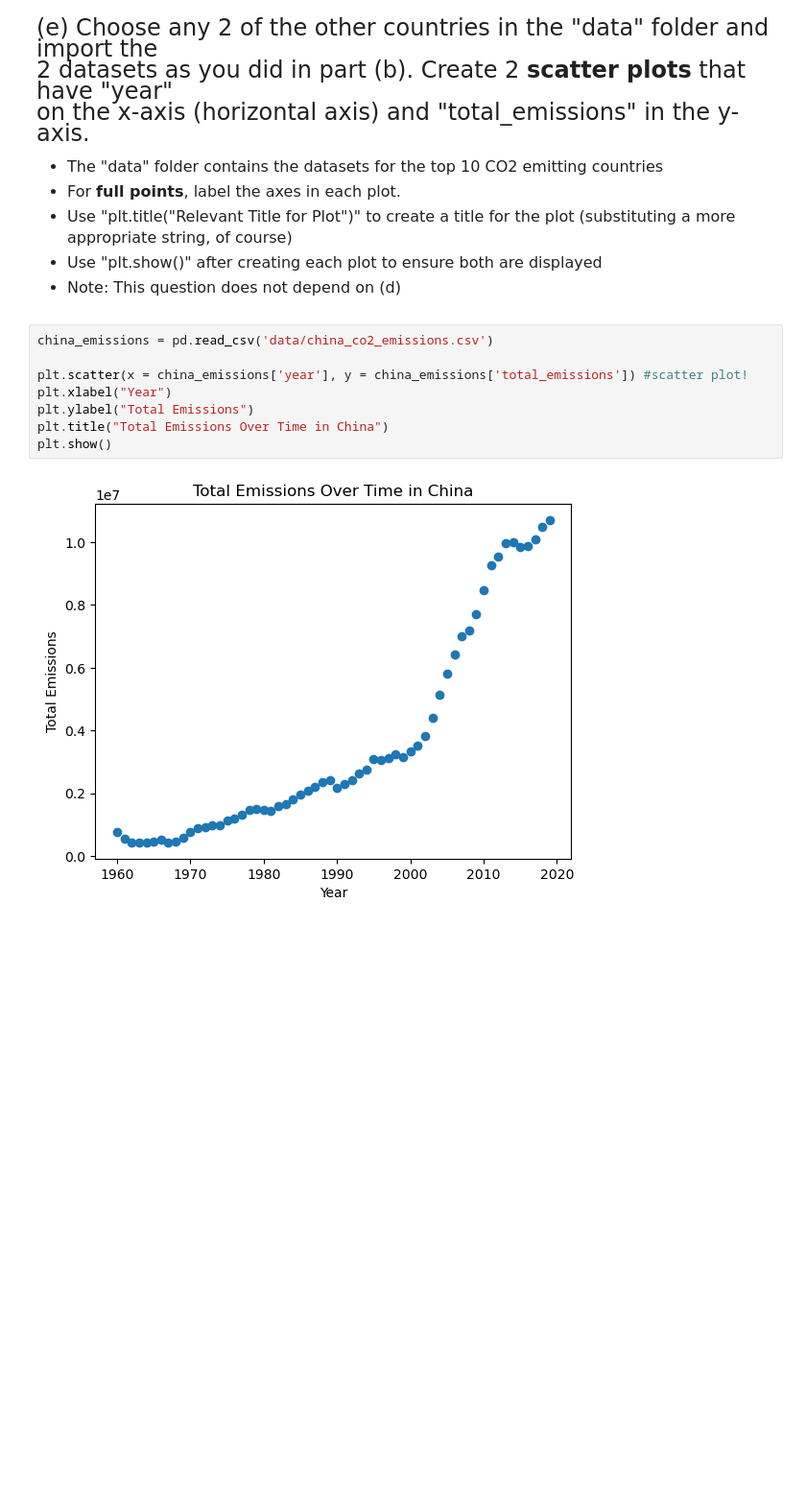
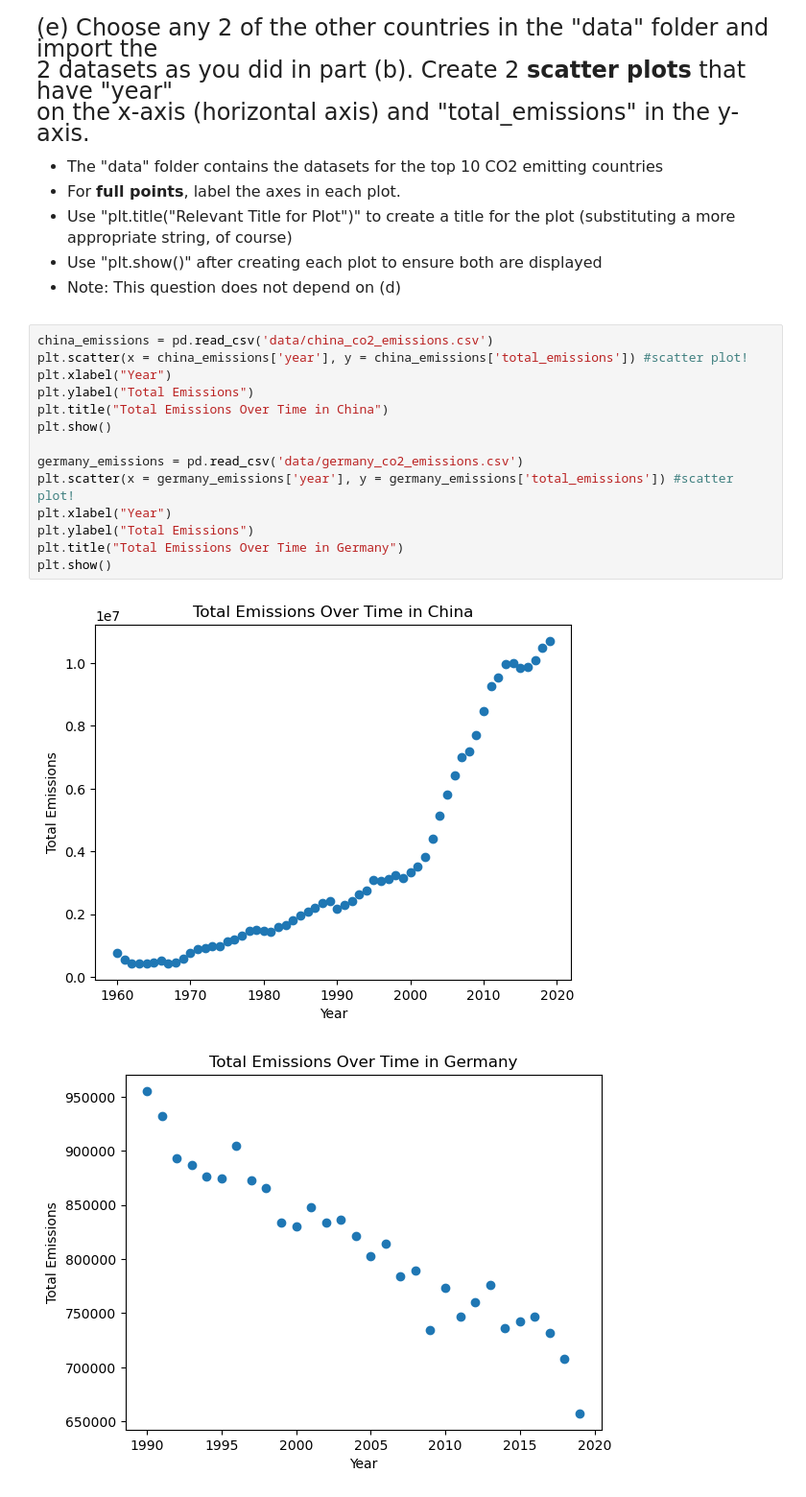
Before and after one commit to hlo437/qtm151fall2025, a Jupyter notebook: Assignments/assignment_2/Assignment2.ipynb, the cells around one changed output. Shown at 96% size. Cells and saved outputs as stored; diff of their text form; blank space fills up the shorter version.

```diff
--- a/Assignments/assignment_2/Assignment2.ipynb
+++ b/Assignments/assignment_2/Assignment2.ipynb
@@ -123,11 +121,18 @@ on the x-axis (horizontal axis) and "total_emissions" in the y-axis.
 - Note: This question does not depend on (d)
 # %%
 china_emissions = pd.read_csv('data/china_co2_emissions.csv')
-
 plt.scatter(x = china_emissions['year'], y = china_emissions['total_emissions']) #scatter plot!
 plt.xlabel("Year")
 plt.ylabel("Total Emissions")
 plt.title("Total Emissions Over Time in China")
 plt.show()
+
+germany_emissions = pd.read_csv('data/germany_co2_emissions.csv')
+plt.scatter(x = germany_emissions['year'], y = germany_emissions['total_emissions']) #scatter plot!
+plt.xlabel("Year")
+plt.ylabel("Total Emissions")
+plt.title("Total Emissions Over Time in Germany")
+plt.show()
 # %% [output]
 [figure]
+[figure, added]
```
Also changed, not shown: parts of 3 cells of this notebook.
